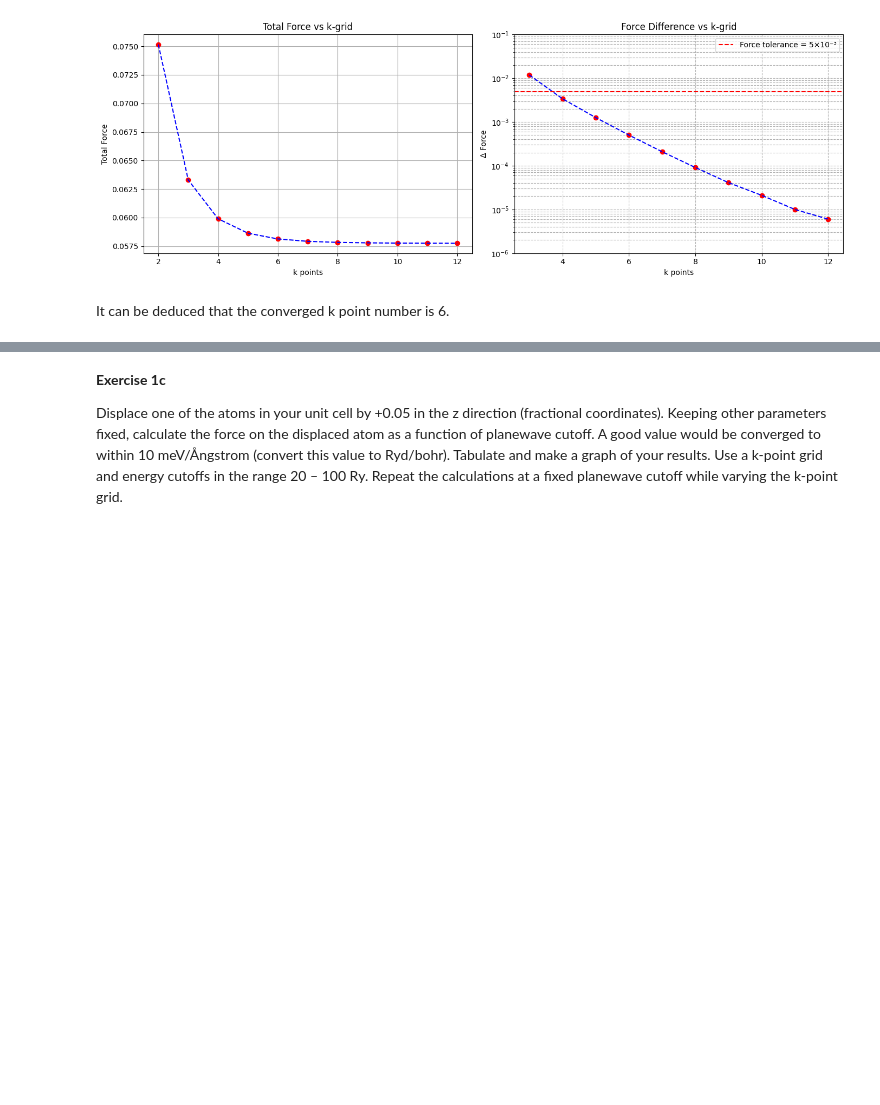
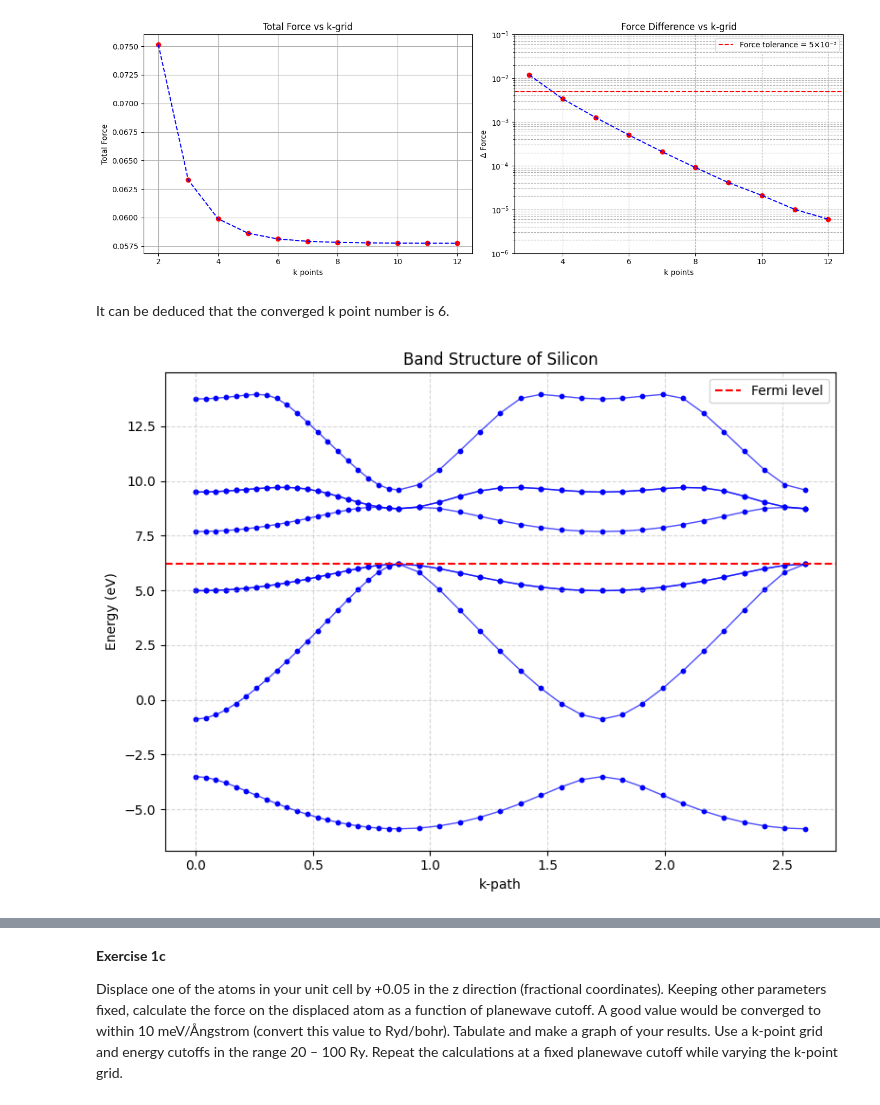
Before and after one commit to chemerzhc/Cornell-MSE5720-Assignment, a Jupyter notebook: HW2/HW2.ipynb, the cells around one changed output, grey strips where cells are left out. Saved outputs shown, nothing was run; the diff lists cells and outputs as text; code cells hidden in the pictures; blank space fills up the shorter version.

Commit message:
update bands

```diff
--- a/HW2/HW2.ipynb
+++ b/HW2/HW2.ipynb
@@ -193,3 +193,54 @@ plt.show()
 [figure]
 # %% [markdown]
 It can be deduced that the converged k point number is 6.
+# %%
+url = "https://raw.githubusercontent.com/chemerzhc/Cornell-MSE5720-Assignment/main/HW2/Q1/bands/bands/Si.bandsplot.gnu"
+response = requests.get(url)
+if response.status_code != 200:
+    raise RuntimeError(f"Failed to fetch data: {url}")
+
+content = response.text.strip()
+
+bands_raw = content.split("\n\n")
+# %%
+bands = []
+for band in bands_raw:
+    data = np.loadtxt(band.splitlines())
+    k = data[:, 0]
+    e = data[:, 1]
+    bands.append((k, e))
+
+plt.figure(figsize=(8, 6))
+
+def find_breaks(k_paths):
+    breaks = []
+    for i in range(1, len(k_paths[0])):
+        if abs(k_paths[0][i] - k_paths[0][i-1]) > 0.1:
+            breaks.append(i)
+    return breaks
+
+breaks = find_breaks([k for k, e in bands])
+
+for k, e in bands:
+    start_idx = 0
+    for break_idx in breaks:
+        end_idx = break_idx
+        plt.scatter(k[start_idx:end_idx], e[start_idx:end_idx], s=10, color='blue')
+        plt.plot(k[start_idx:end_idx], e[start_idx:end_idx], color='blue', linewidth=1, alpha=0.7)
+        start_idx = end_idx
+
+    # 绘制最后一段
+    plt.scatter(k[start_idx:], e[start_idx:], s=10, color='blue')
+    plt.plot(k[start_idx:], e[start_idx:], color='blue', linewidth=1, alpha=0.7)
+
+plt.axhline(6.2002, color='red', linestyle='--', label='Fermi level')
+
+plt.xlabel("k-path")
+plt.ylabel("Energy (eV)")
+plt.title("Band Structure of Silicon")
+plt.grid(True, linestyle='--', alpha=0.5)
+plt.legend()
+plt.tight_layout()
+plt.show()
+# %% [output]
+[figure, added]
```
Also changed, not shown: parts of 1 cell of this notebook, 1 other file.
